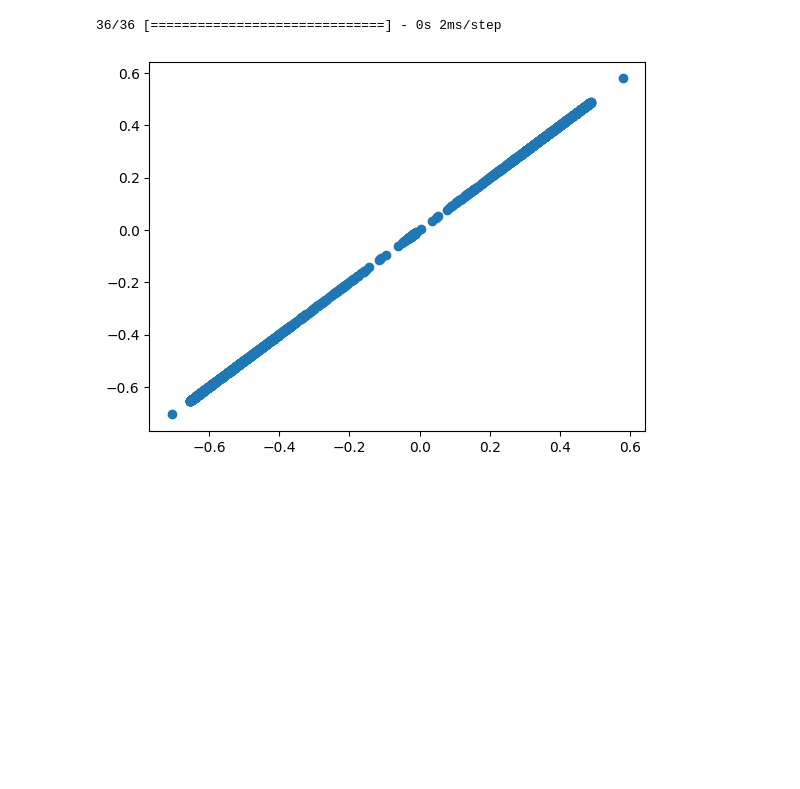
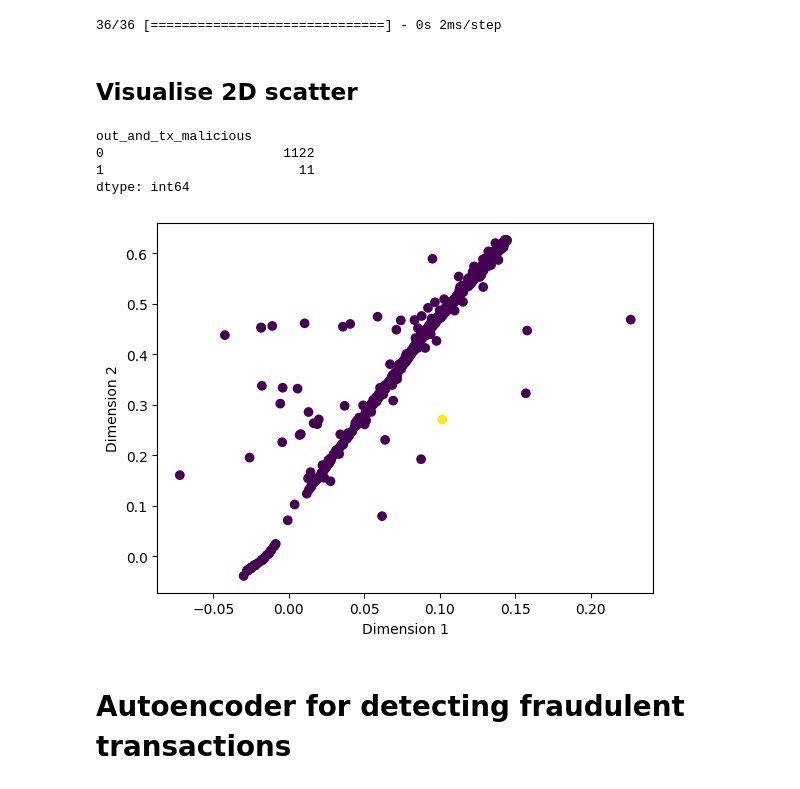
Before and after one commit to ukush/BItcoin-Tx-Anomaly-Detection, a Jupyter notebook: Notebooks/5_Autoencoder.ipynb, the cells around one changed output. Drawn from its saved outputs; the diff is of its cells as text; code cells hidden in the pictures; blank space fills up the shorter version.

```diff
--- a/Notebooks/5_Autoencoder.ipynb
+++ b/Notebooks/5_Autoencoder.ipynb
@@ -134,19 +149,19 @@ latent_dim = 2
 
 encoder_v2 = keras.models.Sequential([
     keras.layers.Dense(200, input_shape=(11, )),
-    keras.layers.Dense(140,activation='relu'),
-    keras.layers.Dense(80,activation='relu'),
-    keras.layers.Dense(16,activation='relu'),
-    keras.layers.Dense(8,activation='relu'),
+    keras.layers.Dense(140,activation='selu'),
+    keras.layers.Dense(80,activation='selu'),
+    keras.layers.Dense(16,activation='selu'),
+    keras.layers.Dense(8,activation='selu'),
     keras.layers.Dense(latent_dim)
 ])
 
 decoder_v2 = keras.models.Sequential([
   keras.layers.Dense(8, input_shape=(latent_dim, )),
-    keras.layers.Dense(16,activation='relu'),
-    keras.layers.Dense(80,activation='relu'),
-    keras.layers.Dense(140,activation='relu'),
-    keras.layers.Dense(200,activation='relu'),
+    keras.layers.Dense(16,activation='selu'),
+    keras.layers.Dense(80,activation='selu'),
+    keras.layers.Dense(140,activation='selu'),
+    keras.layers.Dense(200,activation='selu'),
     keras.layers.Dense(input_dim)
 ])
 
@@ -179,8 +194,24 @@ Epoch 50/50
 y_pred_2d = encoder_v2.predict(X_test)
 # %% [output]
 36/36 [==============================] - 0s 2ms/step
-# %%
-plt.scatter(y_pred_2d, y_pred_2d)
-plt.show()
-# %% [output]
-[figure, removed]
+# %% [markdown]
+## Visualise 2D scatter
+# %%
+x_coord = [point[0] for point in y_pred_2d]
+y_coord = [point[1] for point in y_pred_2d]
+# %%
+y_test.value_counts()
+# %% [output]
+out_and_tx_malicious
+0                       1122
+1                         11
+dtype: int64
+# %%
+plt.scatter(x_coord, y_coord, c=y_test['out_and_tx_malicious'], cmap='viridis')
+plt.xlabel('Dimension 1')
+plt.ylabel('Dimension 2')
+plt.show()
+# %% [output]
+[figure, added]
+# %% [markdown]
+# Autoencoder for detecting fraudulent transactions
```
Also changed, not shown: parts of 31 cells of this notebook, 2 other files.
